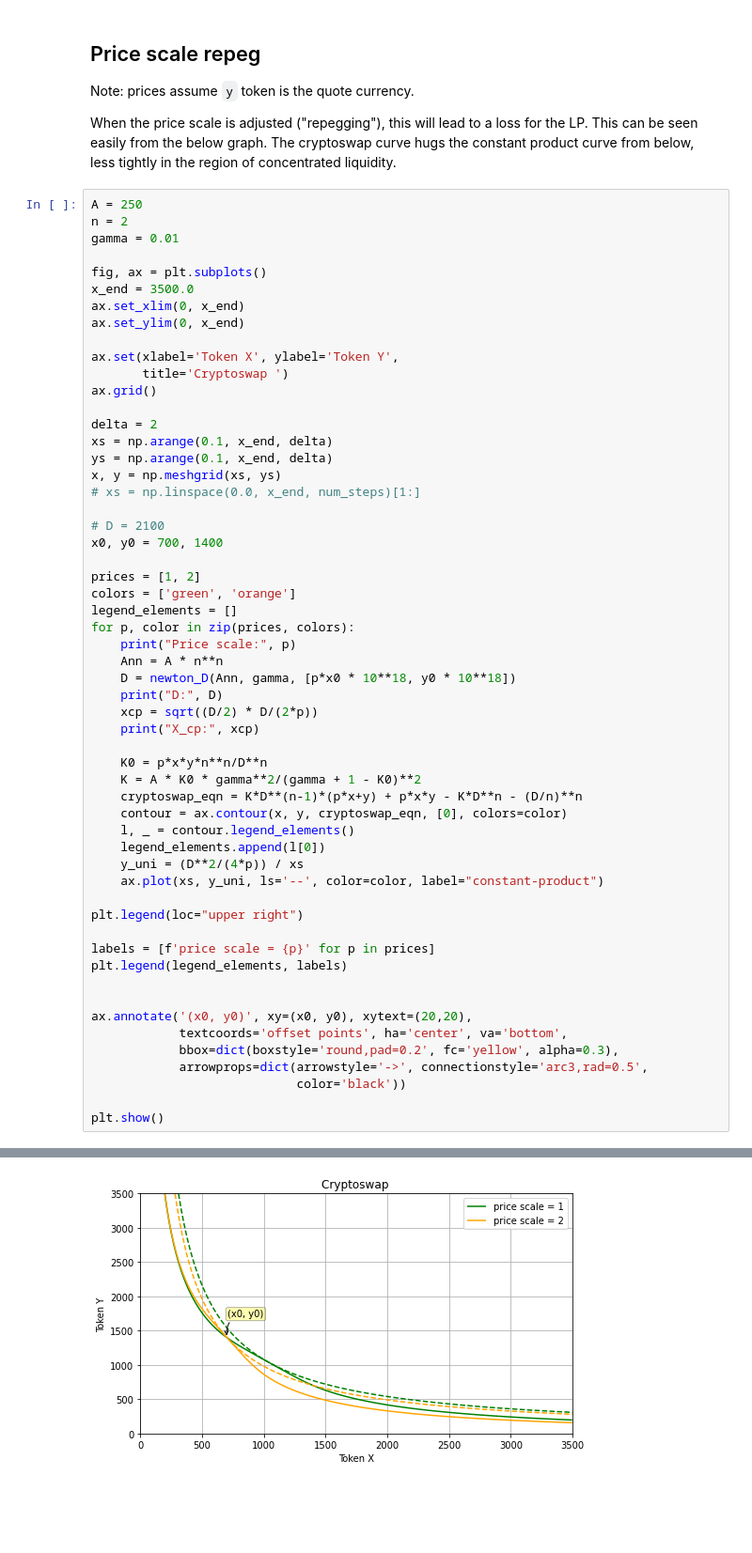
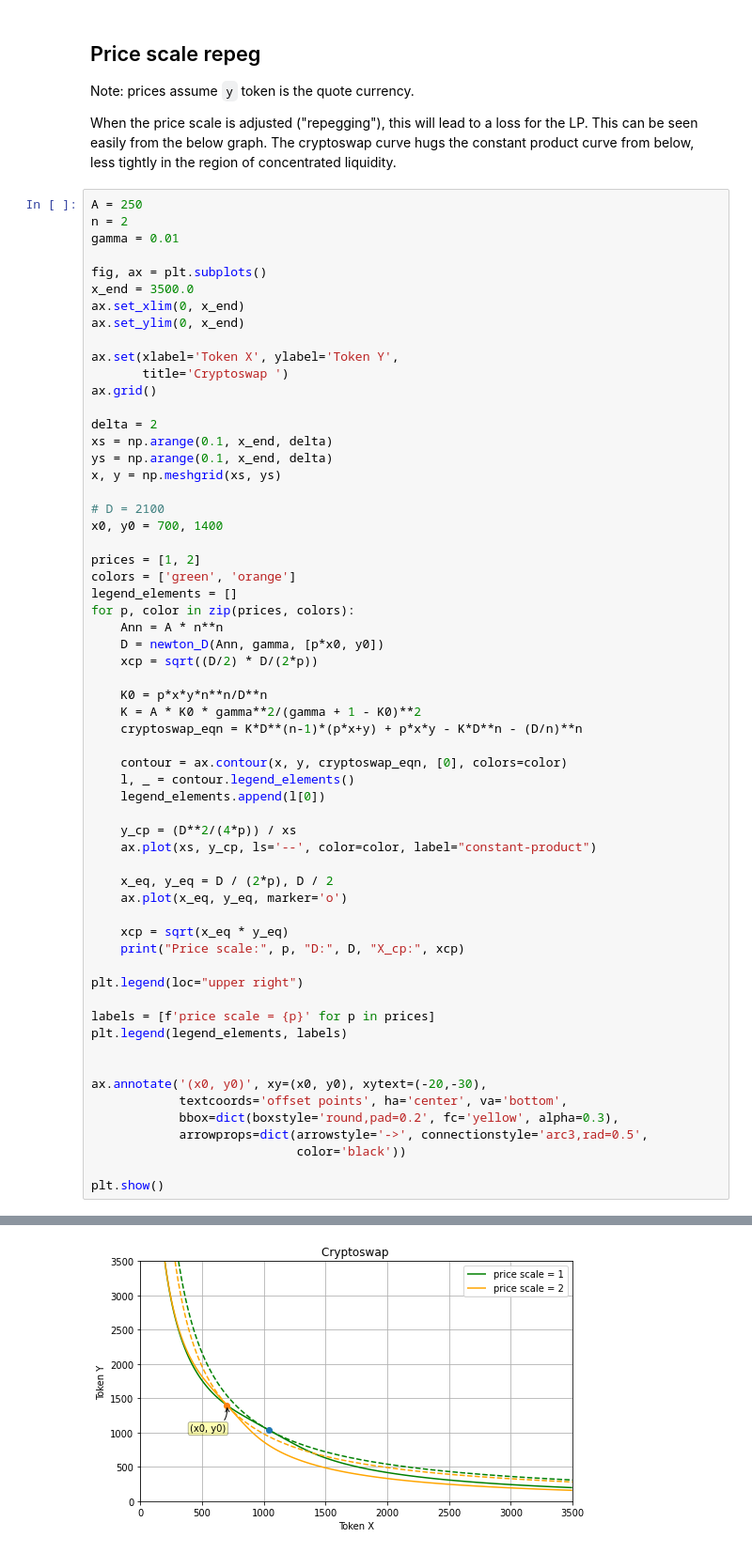
Before and after one commit to chanhosuh/curvefi-math, a Jupyter notebook: cryptoswap.ipynb, the cells around one changed output, grey strips where cells are left out. Shown at 94% size. Saved outputs shown, nothing was run; the diff lists cells and outputs as text; blank space fills up the shorter version.

```diff
--- a/cryptoswap.ipynb
+++ b/cryptoswap.ipynb
@@ -225,7 +215,6 @@ delta = 2
 xs = np.arange(0.1, x_end, delta)
 ys = np.arange(0.1, x_end, delta)
 x, y = np.meshgrid(xs, ys)
-# xs = np.linspace(0.0, x_end, num_steps)[1:]
 
 # D = 2100
 x0, y0 = 700, 1400
@@ -234,21 +223,26 @@ prices = [1, 2]
 colors = ['green', 'orange']
 legend_elements = []
 for p, color in zip(prices, colors):
-    print("Price scale:", p)
     Ann = A * n**n
-    D = newton_D(Ann, gamma, [p*x0 * 10**18, y0 * 10**18])
-    print("D:", D)
+    D = newton_D(Ann, gamma, [p*x0, y0])
     xcp = sqrt((D/2) * D/(2*p))
-    print("X_cp:", xcp)
 
     K0 = p*x*y*n**n/D**n
     K = A * K0 * gamma**2/(gamma + 1 - K0)**2
     cryptoswap_eqn = K*D**(n-1)*(p*x+y) + p*x*y - K*D**n - (D/n)**n
+
     contour = ax.contour(x, y, cryptoswap_eqn, [0], colors=color)
     l, _ = contour.legend_elements()
     legend_elements.append(l[0])
-    y_uni = (D**2/(4*p)) / xs
-    ax.plot(xs, y_uni, ls='--', color=color, label="constant-product")
+
+    y_cp = (D**2/(4*p)) / xs
+    ax.plot(xs, y_cp, ls='--', color=color, label="constant-product")
+
+    x_eq, y_eq = D / (2*p), D / 2
+    ax.plot(x_eq, y_eq, marker='o')
+
+    xcp = sqrt(x_eq * y_eq)
+    print("Price scale:", p, "D:", D, "X_cp:", xcp)
 
 plt.legend(loc="upper right")
 
@@ -256,7 +250,7 @@ labels = [f'price scale = {p}' for p in prices]
 plt.legend(legend_elements, labels)
 
 
-ax.annotate('(x0, y0)', xy=(x0, y0), xytext=(20,20),
+ax.annotate('(x0, y0)', xy=(x0, y0), xytext=(-20,-30),
             textcoords='offset points', ha='center', va='bottom',
             bbox=dict(boxstyle='round,pad=0.2', fc='yellow', alpha=0.3),
             arrowprops=dict(arrowstyle='->', connectionstyle='arc3,rad=0.5',
@@ -273 +263 @@ X_cp: 989.9494936611666
-[figure, old version]
+[figure, new version]
```
Also changed, not shown: parts of 8 cells of this notebook.
